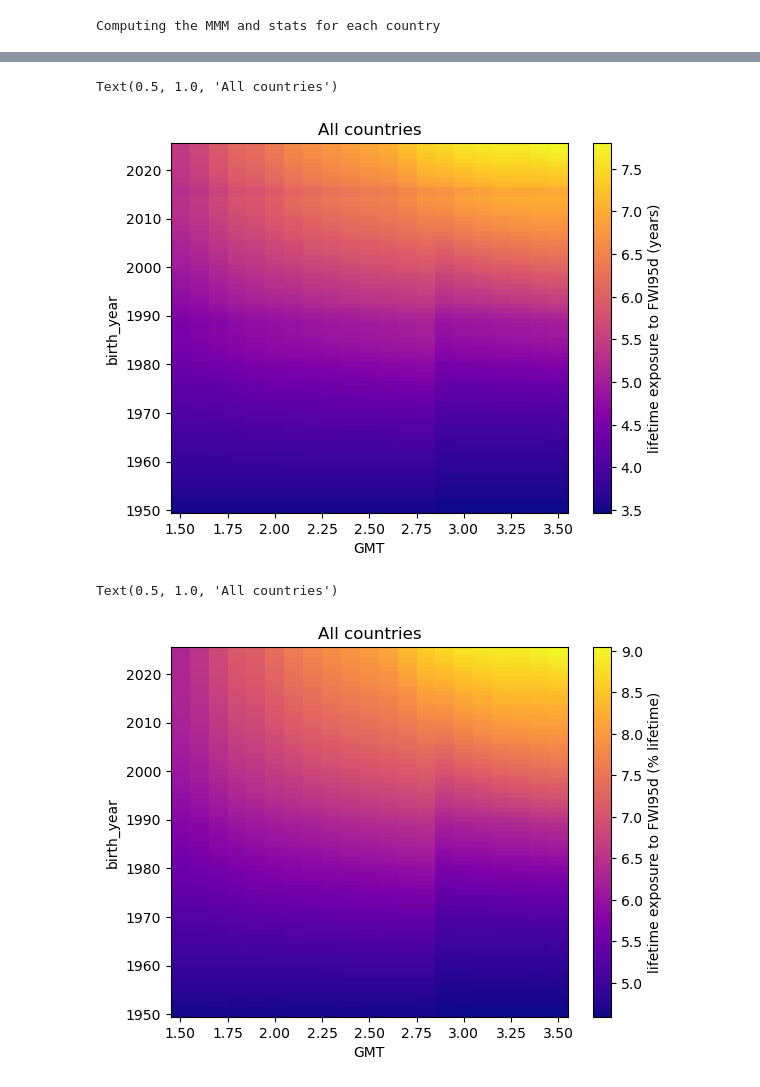
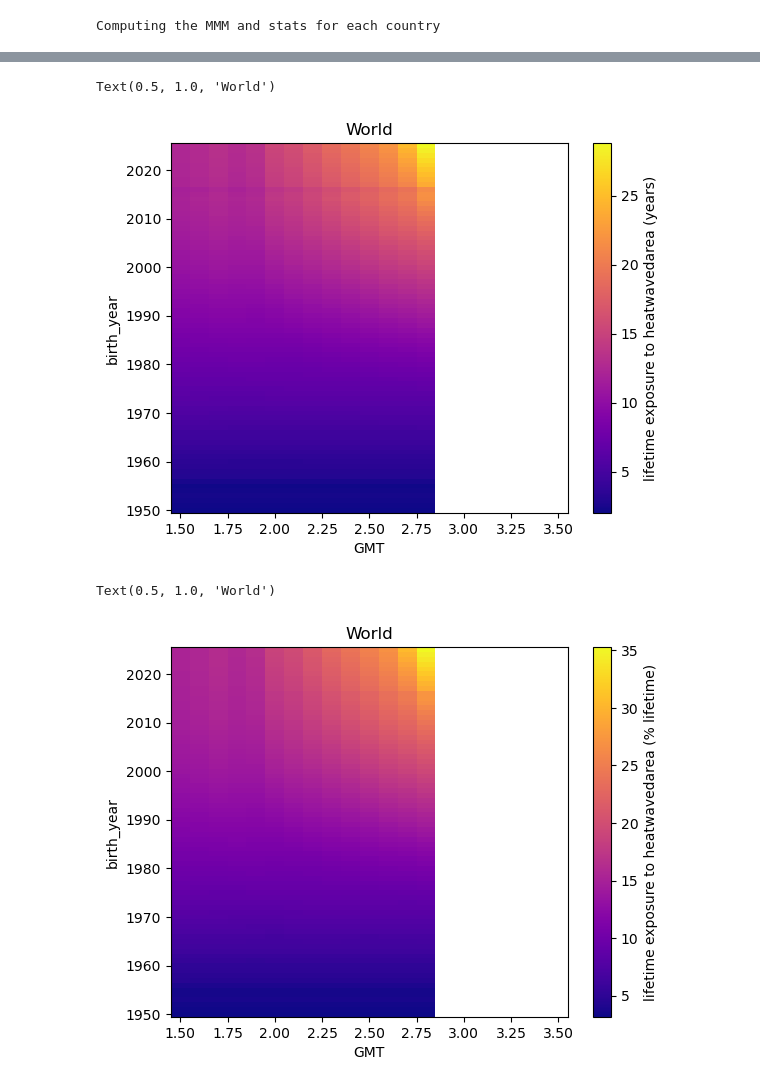
Before and after one commit to rosapietroiusti/dem4cli, a Jupyter notebook: notebooks/dem4cli-demo-v2-part2.ipynb, the cells around one changed output, grey strips where cells are left out. Cells and saved outputs as stored; diff of their text form; code cells hidden in the pictures.

```diff
--- a/notebooks/dem4cli-demo-v2-part2.ipynb
+++ b/notebooks/dem4cli-demo-v2-part2.ipynb
@@ -332,0 +453,17 @@ NameError: name 'meta_subset' is not defined
+# %%
+# Temporary: to move elsewhere
+
+data_source = "ISIMIP"
+project_phase = "isimip2b"
+extreme = "heatwavedarea"
+model = "hwmid99"
+gcm = "hadgem2-es"
+scenario = "rcp26"
+
+#climatedata_dir = '/data/brussel/vo/000/bvo00012/vsc11137/source2suffering/data'
+# %%
+# Temporary hard-coding
+
+d_meta_subset[1]['model'] = model
+d_meta_subset[1]['scenario'] = scenario
+d_meta_subset
@@ -334,11 +498,9 @@ NameError: name 'meta_subset' is not defined
 #GCMs = ['ACCESS-CM2', 'CNRM-ESM2-1', 'CanESM5', 'EC-EARTH', 'MPI-ESM1-2-HR', 'MRI-ESM2-0']
 #scenarios = ['ssp126', 'ssp245', 'ssp370', 'ssp585']
 GMT_extra_trajectories_names = ['15', '20', 'NDC', 'OS', 'noOS']
-#climatedata_dir = '/vscmnt/brussel_pixiu_data/_data_brussel/vo/000/bvo00012/vsc10419/fwi-portugal/data/preprocessed/FWI'.  # structure should be : climatedata_dir/scenario/model/'*{model}*{extreme}.nc
-climatedata_dir = '/data/brussel/vo/000/bvo00012/vsc11137/source2suffering/data/isimip/isimip2b/'
 
 ds_lfe_perregion_perrun, ds_lfe_percountry_perrun, region_names = calc_landfraction_exposed(
-    meta_subset, # replace with d_climate_data_meta to run all data
+    d_meta_subset, # replace with d_climate_data_meta to run all data
     df_countries,
     countries_regions,
     countries_mask,
@@ -347,7 +509,7 @@ ds_lfe_perregion_perrun, ds_lfe_percountry_perrun, region_names = calc_landfract
     GMT_extra_trajectories_names = GMT_extra_trajectories_names,
     year_start=1950,
     year_end=2119,
-    bbox=bbox_europe,
+    bbox=bbox_indiaws,
     weights=None,
     areaweighted=True,
     convert_to_binary=False,            # if your data array is number of exceedances per year (not binary) you will get area-weighted average number of exceedances by default
@@ -404,7 +584,7 @@ Lifetime exposure per run, and aggregated across runs ("multi-model") for origin
 also outputs region names and population-weighted average life-expectancy per region (should this be weighted by cohort aged 0 or total population?? - Ask Emma)
 # %%
 ds_le_percountry_perrun, ds_le_perregion_perrun, region_names, da_life_expectancy_perregion = calc_lifetime_exposure(
-    subset,
+   d_meta_subset,
     df_countries,
     countries_regions,
     countries_mask,
@@ -412,13 +592,13 @@ ds_le_percountry_perrun, ds_le_perregion_perrun, region_names, da_life_expectanc
     da_population,
     df_life_expectancy_5,
     da_cohort_size,
-    GMT_labels = df_GMT_strj.columns ,
+    GMT_labels=df_GMT_strj.columns ,
     GMT_extra_trajectories_names=GMT_extra_trajectories_names,
     start_birthyear=1950,
     end_birthyear=2025,
     year_start=1950,
     year_end=2119,
-    bbox=bbox_europe,
+    bbox=bbox_indiaws,
     smoothing_window=21
     )
 # %% [output]
@@ -621,27 +735,27 @@ array(['Europe & Central Asia', 'Middle East & North Africa',
 # %%
 # plot heatmap from median of remapped trajectories (units:years exposed)
 
-(ds_le_perregion_mmm['median_strj']/365).sel(region=5).plot(
-    cbar_kwargs={'label': 'lifetime exposure to FWI95d (years)'},
+(ds_le_perregion_mmm['median_strj']).sel(region=5).plot(
+    cbar_kwargs={'label': f"lifetime exposure to {extremes} (years)"},
     cmap='plasma'
     )
 
-plt.title('All countries')
+plt.title(region_names[5])
 # %% [output]
-Text(0.5, 1.0, 'All countries')
+Text(0.5, 1.0, 'World')
-[figure, old version]
+[figure, new version]
 # %%
 # plot % lifetime exposed
 
-(((ds_le_perregion_mmm['median_strj']/365) / da_life_expectancy_perregion)*100).sel(region=5).plot(
-    cbar_kwargs={'label': 'lifetime exposure to FWI95d (% lifetime)'},
+(((ds_le_perregion_mmm['median_strj']) / da_life_expectancy_perregion)*100).sel(region=5).plot(
+    cbar_kwargs={'label': f"lifetime exposure to {extremes} (% lifetime)"},
     cmap='plasma'
     )
 
-plt.title('All countries')
+plt.title(region_names[5])
 # %% [output]
-Text(0.5, 1.0, 'All countries')
+Text(0.5, 1.0, 'World')
-[figure, old version]
+[figure, new version]
 # %%
 # timeseries area-weighted average
 
```
Also changed, not shown: parts of 35 cells of this notebook, 1 other file.
